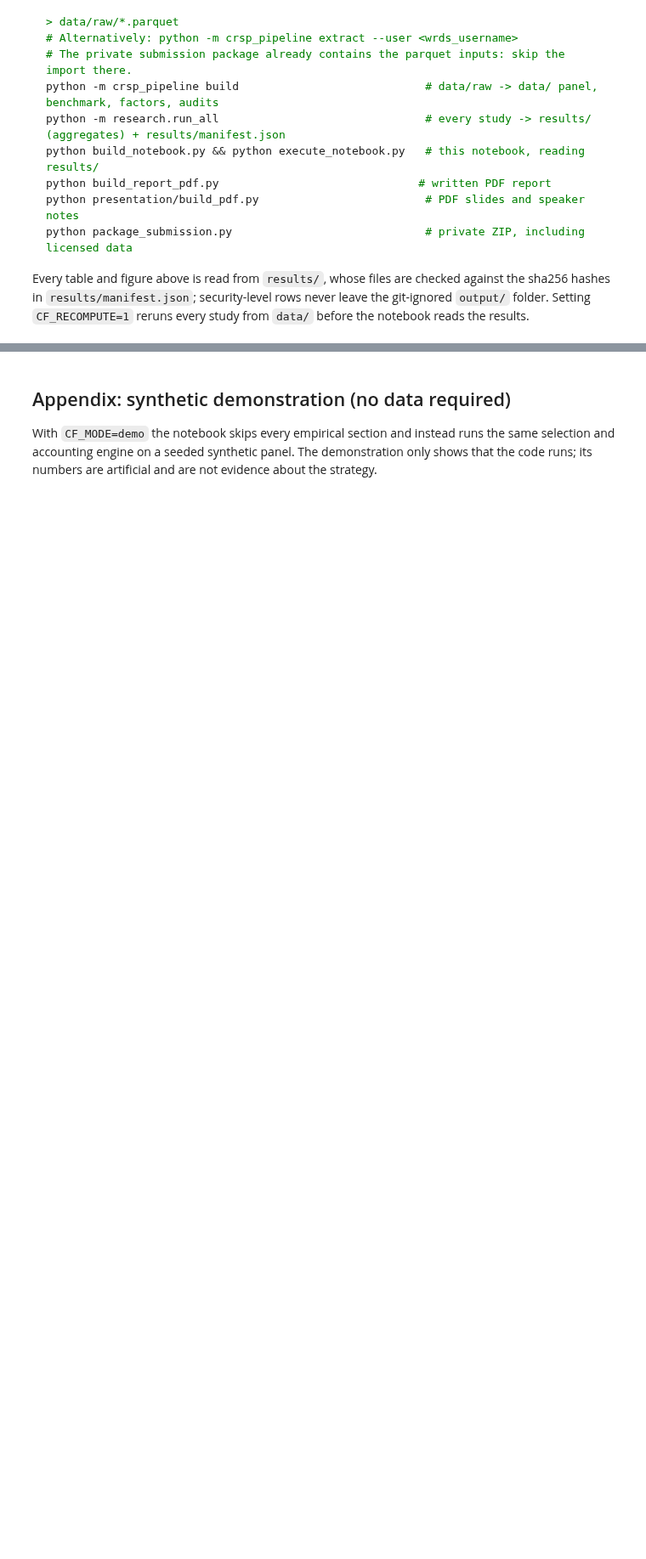
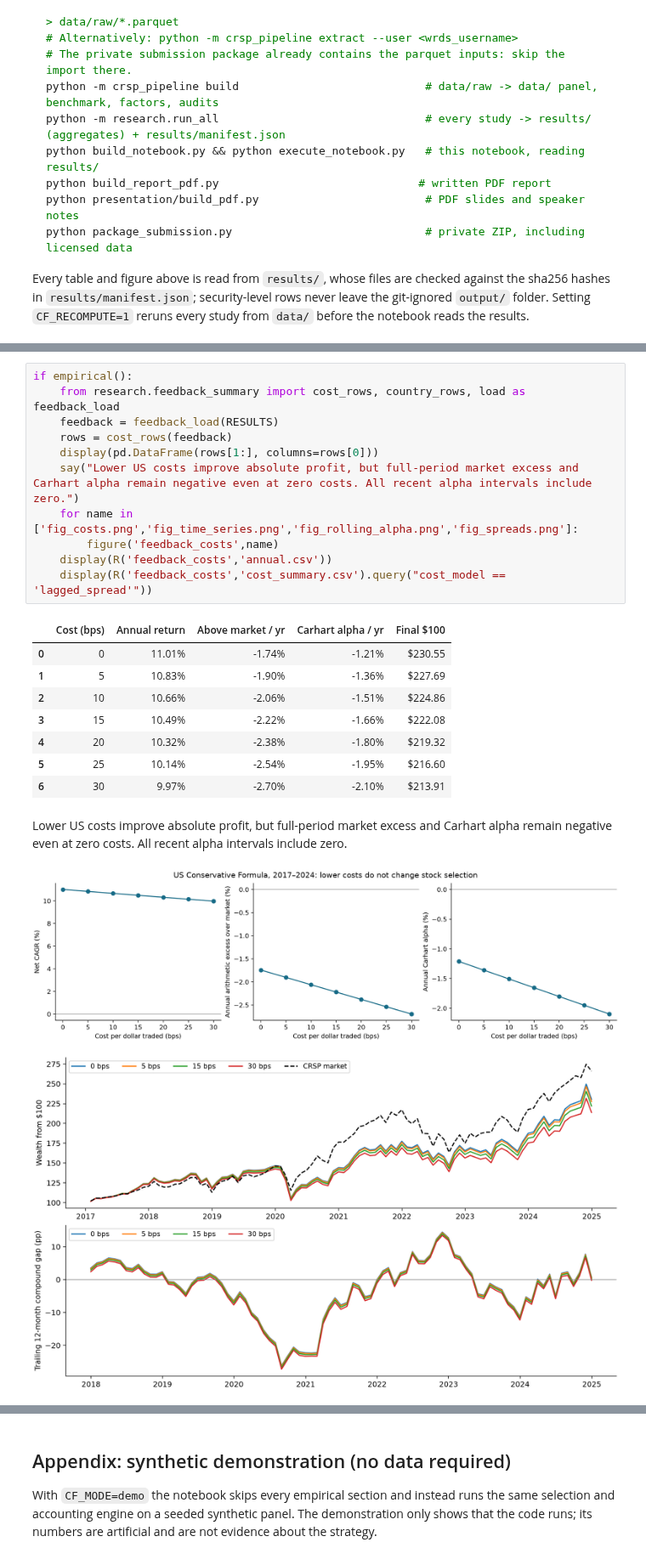
Before and after one commit to yingnichang/MTH9897, a Jupyter notebook: Final/conservative_formula_first_draft.ipynb, the cells around one changed output, grey strips where cells are left out. Shown at 85% size. Cells and saved outputs as stored; diff of their text form; blank space fills up the shorter version.

Commit message:
Add presentation feedback: recent cost tests and UK comparison

```diff
--- a/Final/conservative_formula_first_draft.ipynb
+++ b/Final/conservative_formula_first_draft.ipynb
@@ -1106,0 +1120,23 @@ data manifest sha256 `4816d582000aecfc…`; packages python 3.12.14, numpy 2.5.3
+# %%
+if empirical():
+    from research.feedback_summary import cost_rows, country_rows, load as feedback_load
+    feedback = feedback_load(RESULTS)
+    rows = cost_rows(feedback)
+    display(pd.DataFrame(rows[1:], columns=rows[0]))
+    say("Lower US costs improve absolute profit, but full-period market excess and Carhart alpha remain negative even at zero costs. All recent alpha intervals include zero.")
+    for name in ['fig_costs.png','fig_time_series.png','fig_rolling_alpha.png','fig_spreads.png']:
+        figure('feedback_costs',name)
+    display(R('feedback_costs','annual.csv'))
+    display(R('feedback_costs','cost_summary.csv').query("cost_model == 'lagged_spread'"))
+# %% [output]
+|  | Cost (bps) | Annual return | Above market / yr | Carhart alpha / yr | Final $100 |
+| 0 | 0 | 11.01% | -1.74% | -1.21% | $230.55 |
+| 1 | 5 | 10.83% | -1.90% | -1.36% | $227.69 |
+| 2 | 10 | 10.66% | -2.06% | -1.51% | $224.86 |
+| 3 | 15 | 10.49% | -2.22% | -1.66% | $222.08 |
+| 4 | 20 | 10.32% | -2.38% | -1.80% | $219.32 |
+| 5 | 25 | 10.14% | -2.54% | -1.95% | $216.60 |
+| 6 | 30 | 9.97% | -2.70% | -2.10% | $213.91 |
+Lower US costs improve absolute profit, but full-period market excess and Carhart alpha remain negative even at zero costs. All recent alpha intervals include zero.
+[figure, added]
+[figure, added]
```
Also changed, not shown: parts of 5 cells of this notebook, 43 other files.
